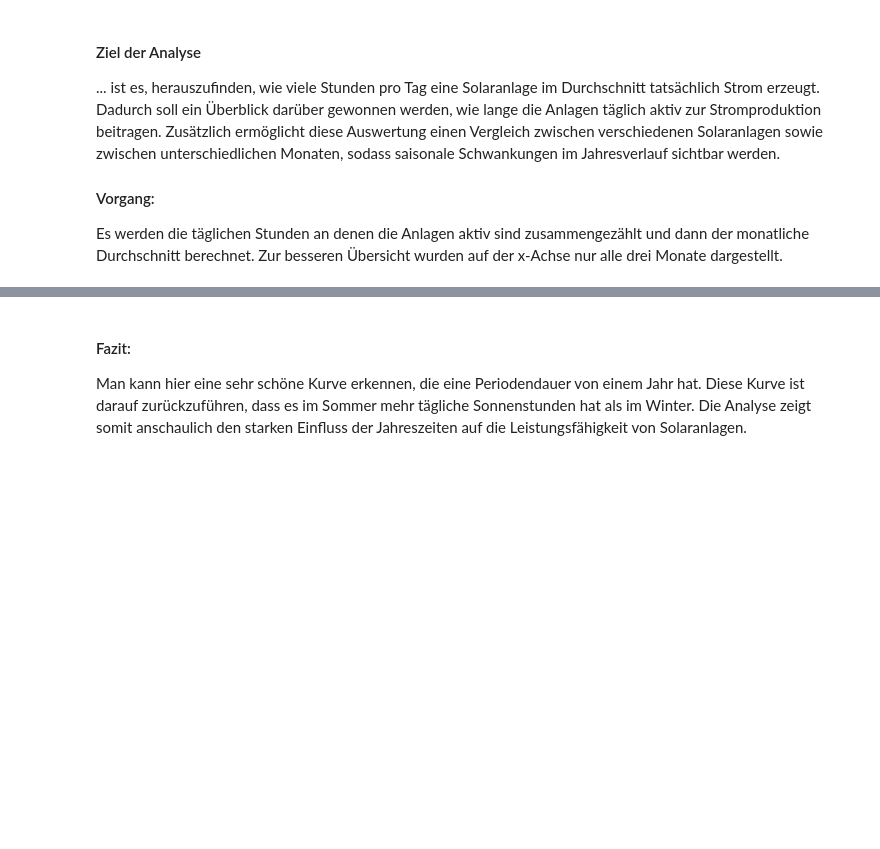
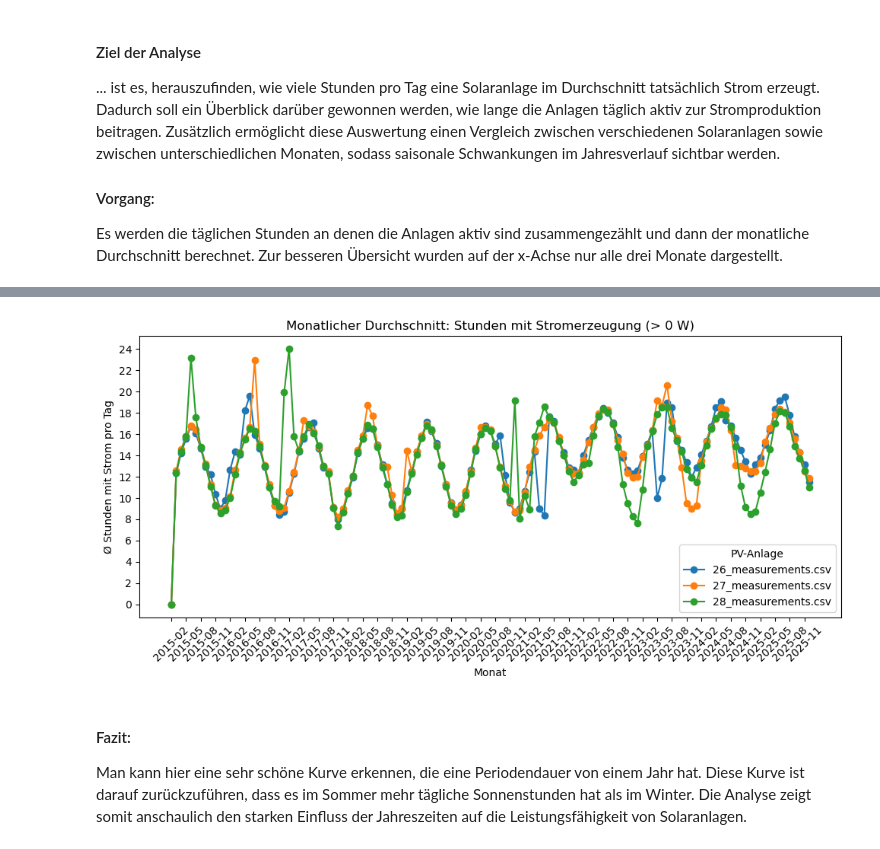
Before and after one commit to hagen-o/Inf2-Hausarbeit-SolarAnalyse, a Jupyter notebook: Hausarbeit.ipynb, the cells around one changed output, grey strips where cells are left out. Saved outputs shown, nothing was run; the diff lists cells and outputs as text; code cells hidden in the pictures; blank space fills up the shorter version.

```diff
--- a/Hausarbeit.ipynb
+++ b/Hausarbeit.ipynb
@@ -220,3 +232,76 @@ plt.show()
+# %%
+import pandas as pd
+import matplotlib.pyplot as plt
+
+# Sicherstellen, dass timestamp datetime ist
+df_all["timestamp"] = pd.to_datetime(df_all["timestamp"], utc=True)
+
+# Datum für Gruppierung
+df_all["date"] = df_all["timestamp"].dt.date
+
+# Stromerzeugung ja/nein
+df_all["producing"] = df_all["pv_power_w"] > 0
+
+# Stunden mit Strom pro Tag UND Anlage
+hours_per_day = (
+    df_all
+    .groupby(["source_file", "date"])["producing"]
+    .sum()
+    .reset_index()
+)
+
+# Monat extrahieren
+hours_per_day["date"] = pd.to_datetime(hours_per_day["date"])
+hours_per_day["month"] = hours_per_day["date"].dt.to_period("M")
+
+# Monatsdurchschnitt pro Anlage
+monthly_avg = (
+    hours_per_day
+    .groupby(["month", "source_file"])["producing"]
+    .mean()
+    .reset_index()
+)
+
+# In Wide-Format für Plot
+monthly_df = monthly_avg.pivot(
+    index="month",
+    columns="source_file",
+    values="producing"
+)
+
+# -------------------
+# Diagramm
+# -------------------
+
+plt.figure(figsize=(10, 5))
+
+x_values = monthly_df.index.astype(str)
+
+for anlage in monthly_df.columns:
+    plt.plot(
+        x_values,
+        monthly_df[anlage],
+        marker="o",
+        label=anlage
+    )
+
+# X-Achse: nur alle 3 Monate beschriften
+tick_positions = range(0, len(x_values), 3)
+tick_labels = x_values[tick_positions]
+plt.xticks(tick_positions, tick_labels, rotation=45)
+
+# Y-Achse: Stunden in 2er-Schritten
+y_max = int(monthly_df.max().max()) + 1
+plt.yticks(range(0, y_max + 1, 2))
+
+plt.xlabel("Monat")
+plt.ylabel("Ø Stunden mit Strom pro Tag")
+plt.title("Monatlicher Durchschnitt: Stunden mit Stromerzeugung (> 0 W)")
+plt.legend(title="PV-Anlage")
+plt.tight_layout()
+plt.show()
+# %% [output]
+[figure, added]
 # %% [markdown]
 #### Fazit:
 
```
Also changed, not shown: parts of 10 cells of this notebook.
